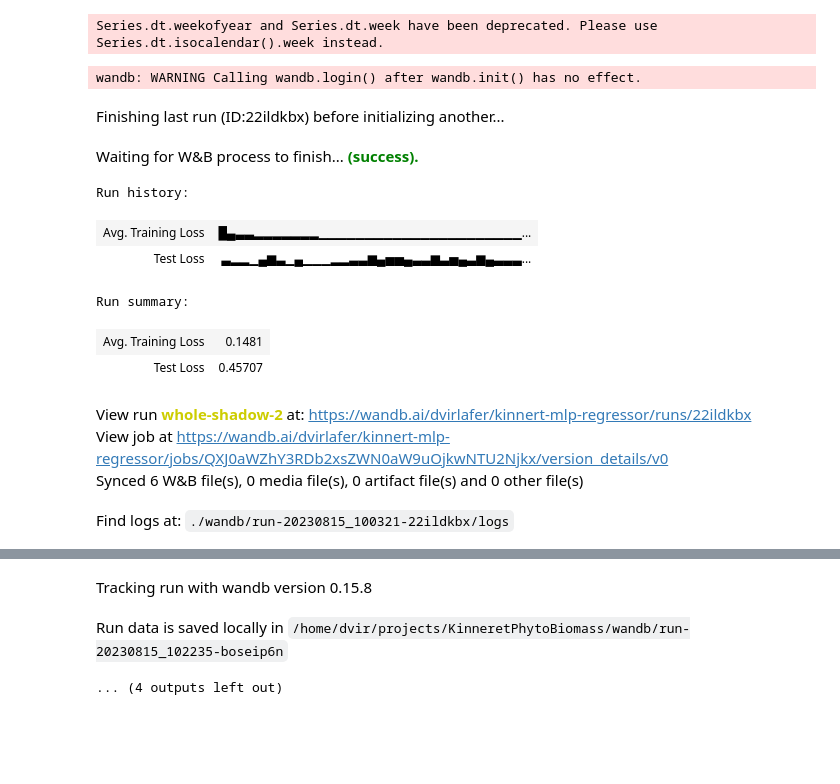
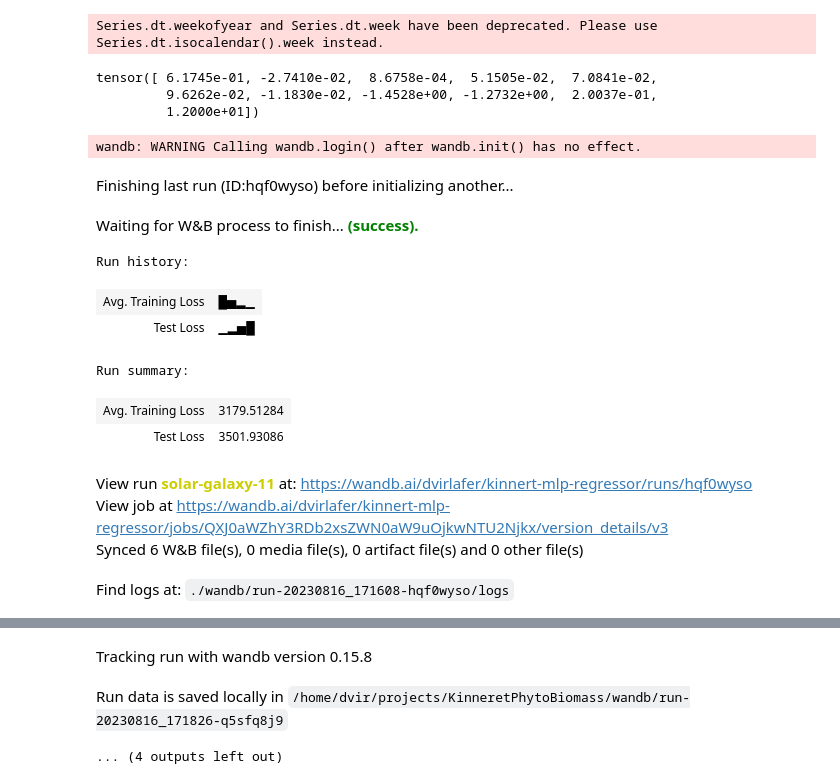
Before and after one commit to dvirla/KinneretPhytoBiomass, a Jupyter notebook: MLP test.ipynb, the cells around one changed output, grey strips where cells are left out. Saved outputs shown, nothing was run; the diff lists cells and outputs as text; code cells hidden in the pictures; blank space fills up the shorter version.

Commit message:
last attempt of MLP

```diff
--- a/MLP test.ipynb
+++ b/MLP test.ipynb
@@ -35,8 +38,9 @@ fp_df.drop_duplicates(inplace=True)
 merged_df = fp_df.merge(biomass_by_week_year_group, on=['week', 'year', 'month', 'Depth'])
 # %%
 class BiomassDataset(Dataset):
-    def __init__(self, biomass_df, merged_df, is_train=True):
+    def __init__(self, biomass_df, merged_df, scaler=None, is_train=True):
         features = ['red', 'green', 'yellow', 'orange', 'violet', 'brown', 'blue', 'pressure', 'temp_sensor', 'Total conc', 'month', 'week', 'year', 'Depth']
+        cols_to_scale = ['red', 'green', 'yellow', 'orange', 'violet', 'brown', 'blue', 'pressure', 'temp_sensor', 'Total conc']
         if is_train:
             temp_biomass_df = biomass_df[((biomass_df['year'] == 2022) & (biomass_df['month'] < 4)) | (biomass_df['year'] < 2022)].copy()
             temp_merged_df = merged_df[((merged_df['year'] == 2022) & (merged_df['month'] < 4)) | (merged_df['year'] < 2022)].copy()
@@ -47,7 +51,15 @@ class BiomassDataset(Dataset):
         self.biomass_dict = self._get_biomass_dict(temp_biomass_df)
         self.merged_df = temp_merged_df.drop_duplicates(features)[features]
 
-        self.biomass_keys = list(self.biomass_dict)
+        # Instantiate the StandardScaler
+        if scaler is None:
+            self.scaler = StandardScaler()
+            self.scaler.fit(self.merged_df[cols_to_scale])
+        else:
+            self.scaler = scaler
+
+        # Fit and transform the selected columns
+        self.merged_df[cols_to_scale] = self.scaler.transform(self.merged_df[cols_to_scale])
 
     @staticmethod
     def _get_biomass_dict(df):
@@ -68,7 +80,7 @@ class BiomassDataset(Dataset):
     def __getitem__(self, idx):
         k = tuple(self.merged_df.iloc[idx][['week', 'year', 'month', 'Depth']].to_list())
         input_values = self.merged_df.drop(['week', 'year', 'Depth'], axis=1).iloc[idx].values
-        output_value = self.biomass_dict[k]
+        output_value = self.biomass_dict[k] * 100
 
         input_tensor = torch.tensor(input_values, dtype=torch.float32)
         output_tensor = torch.tensor(output_value, dtype=torch.float32)
@@ -82,35 +94,43 @@ test_ds = BiomassDataset(biomass_by_week_year_group, merged_df, is_train=False)
 
 train_dl = DataLoader(train_ds, batch_size=batch_size, shuffle=True)
 test_dl = DataLoader(test_ds, batch_size=batch_size, shuffle=True)
+# %%
+train_ds[0][0]
+# %% [output]
+tensor([ 6.1745e-01, -2.7410e-02,  8.6758e-04,  5.1505e-02,  7.0841e-02,
+         9.6262e-02, -1.1830e-02, -1.4528e+00, -1.2732e+00,  2.0037e-01,
+         1.2000e+01])
 # %%
 # Set hyperparameters
 input_size = train_ds[0][0].shape[0]
-hidden_size = 64
-learning_rate = 1e-5
+hidden_size = 32
+learning_rate = 1e-3
+wd = 1e-6
 output_size = train_ds[0][1].shape[0]
 num_epochs = 100
 
 wandb.login(key=WANDB_KEY, )
 
 # Initialize wandb
 wandb.init(project="kinnert-mlp-regressor", config={
     'input_size': input_size,
     'hidden_size': hidden_size,
     'lr': learning_rate,
+    'weight_decay': wd,
     'output_size': output_size,
     'n_epochs': num_epochs
 })
 # %% [output]
 wandb: WARNING Calling wandb.login() after wandb.init() has no effect.
-Finishing last run (ID:22ildkbx) before initializing another...
+Finishing last run (ID:hqf0wyso) before initializing another...
 Waiting for W&B process to finish... (success).
 Run history:
-| Avg. Training Loss | █▄▃▃▂▂▂▂▂▂▂▁▁▁▁▁▁▁▁▁▁▁▁▁▁▁▁▁▁▁▁▁▁... |
-| Test Loss | ▃▂▂▁▄▆▃▁▄▁▁▁▂▂▃▃▆▄▅▅▄▃▃▆▃▅▄▃▆▄▃▃▃... |
+| Avg. Training Loss | █▅▂▁ |
+| Test Loss | ▁▂▅█ |
 Run summary:
-| Avg. Training Loss | 0.1481 |
-| Test Loss | 0.45707 |
+| Avg. Training Loss | 3179.51284 |
+| Test Loss | 3501.93086 |
-View run whole-shadow-2 at: https://wandb.ai/dvirlafer/kinnert-mlp-regressor/runs/22ildkbx
-View job at https://wandb.ai/dvirlafer/kinnert-mlp-regressor/jobs/QXJ0aWZhY3RDb2xsZWN0aW9uOjkwNTU2Njkx/version_details/v0
+View run solar-galaxy-11 at: https://wandb.ai/dvirlafer/kinnert-mlp-regressor/runs/hqf0wyso
+View job at https://wandb.ai/dvirlafer/kinnert-mlp-regressor/jobs/QXJ0aWZhY3RDb2xsZWN0aW9uOjkwNTU2Njkx/version_details/v3
 Synced 6 W&B file(s), 0 media file(s), 0 artifact file(s) and 0 other file(s)
-Find logs at: ./wandb/run-20230815_100321-22ildkbx/logs
+Find logs at: ./wandb/run-20230816_171608-hqf0wyso/logs
@@ -118,5 +138,5 @@ Successfully finished last run (ID:22ildkbx). Initializing new run:
 Tracking run with wandb version 0.15.8
-Run data is saved locally in /home/dvir/projects/KinneretPhytoBiomass/wandb/run-20230815_102235-boseip6n
+Run data is saved locally in /home/dvir/projects/KinneretPhytoBiomass/wandb/run-20230816_171826-q5sfq8j9
 ... (4 outputs left out)
 # %%
 # from sklearn.preprocessing import StandardScaler
```
Also changed, not shown: parts of 6 cells of this notebook.
